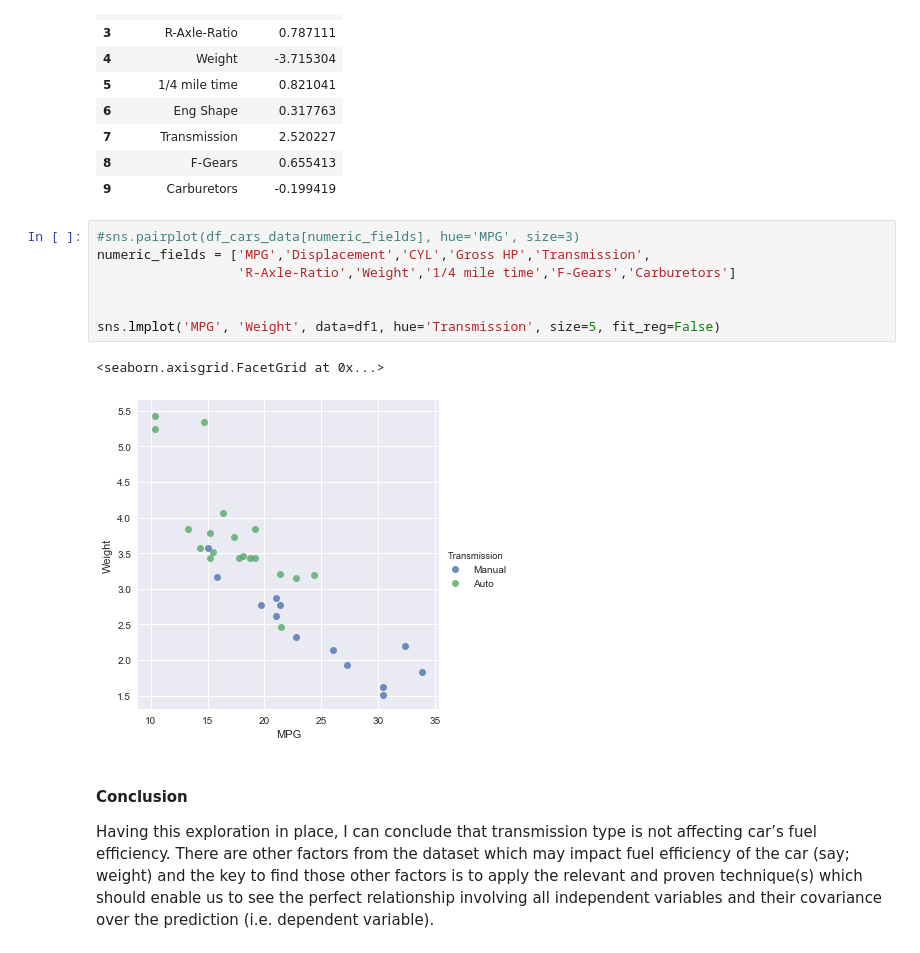
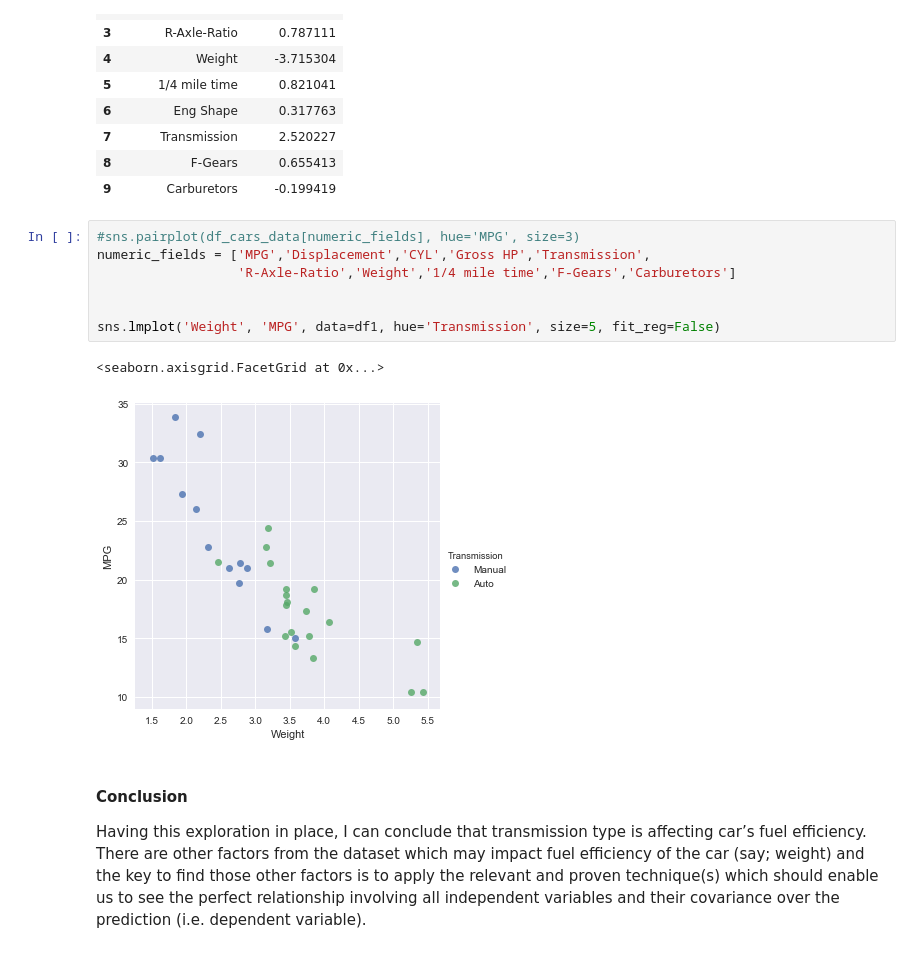
Before and after one commit to raheel78/Car-Fuel-Economy-Analysis, a Jupyter notebook: Car Fuel Economy Analysis.ipynb, the cells around one changed output. Drawn from its saved outputs; the diff is of its cells as text.

```diff
--- a/Car Fuel Economy Analysis.ipynb
+++ b/Car Fuel Economy Analysis.ipynb
@@ -201,14 +201,14 @@ No of co-eficients ....  10
 # %%
 #sns.pairplot(df_cars_data[numeric_fields], hue='MPG', size=3)
 numeric_fields = ['MPG','Displacement','CYL','Gross HP','Transmission',
                   'R-Axle-Ratio','Weight','1/4 mile time','F-Gears','Carburetors']
 
 
-sns.lmplot('MPG', 'Weight', data=df1, hue='Transmission', size=5, fit_reg=False)
+sns.lmplot('Weight', 'MPG', data=df1, hue='Transmission', size=5, fit_reg=False)
 # %% [output]
 <seaborn.axisgrid.FacetGrid at 0x...>
-[figure, old version]
+[figure, new version]
 # %% [markdown]
 #### Conclusion
 
-Having this exploration in place, I can conclude that transmission type is not affecting car’s fuel efficiency. There are other factors from the dataset which may impact fuel efficiency of the car (say; weight) and the key to find those other factors is to apply the relevant and proven technique(s) which should enable us to see the perfect relationship involving all independent variables and their covariance over the prediction (i.e. dependent variable).
+Having this exploration in place, I can conclude that transmission type is affecting car’s fuel efficiency. There are other factors from the dataset which may impact fuel efficiency of the car (say; weight) and the key to find those other factors is to apply the relevant and proven technique(s) which should enable us to see the perfect relationship involving all independent variables and their covariance over the prediction (i.e. dependent variable).
```
Also changed, not shown: parts of 1 cell of this notebook.
